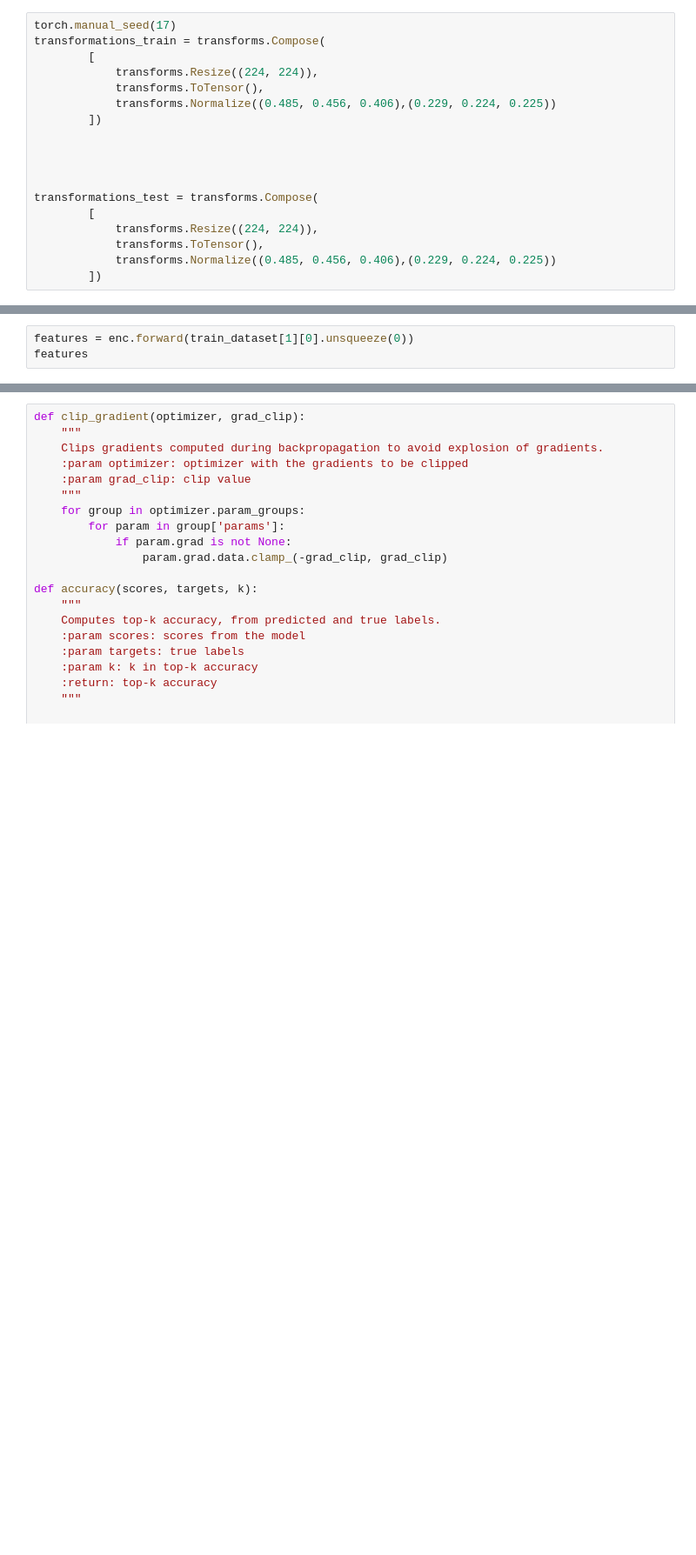
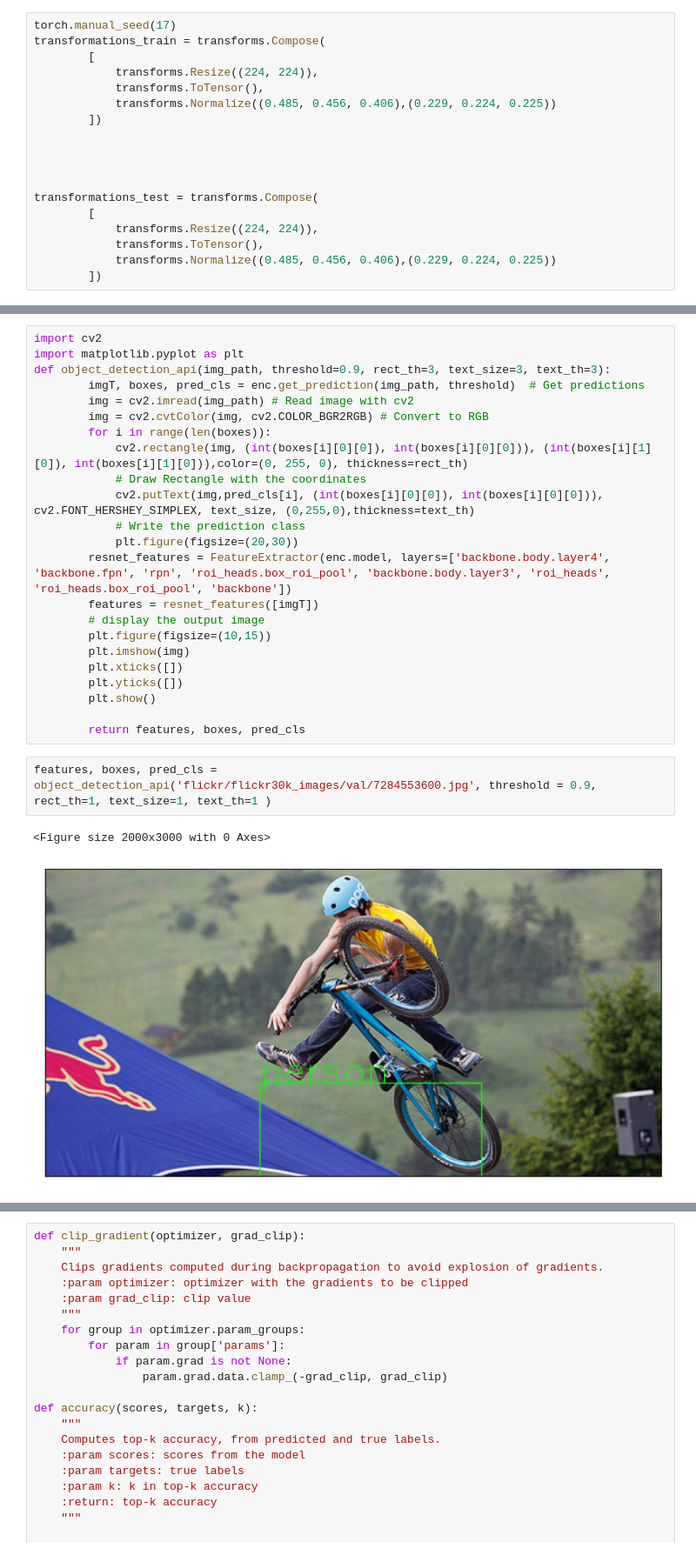
Before and after one commit to DARWICHAli/modele, a Jupyter notebook: data/dataset_creator.ipynb, the cells around one changed output, grey strips where cells are left out. Shown at 87% size. Cells and saved outputs as stored; diff of their text form; blank space fills up the shorter version.

```diff
--- a/data/dataset_creator.ipynb
+++ b/data/dataset_creator.ipynb
@@ -257,3 +326,0 @@ enc = encoderCNN_pretrained.EncoderCNN()
-# %%
-features = enc.forward(train_dataset[1][0].unsqueeze(0))
-features
@@ -267,0 +391,28 @@ tensor([[[1.0512, 0.6454, 0.2464,  ..., 0.0000, 0.0000, 0.0000],
+# %%
+import cv2
+import matplotlib.pyplot as plt
+def object_detection_api(img_path, threshold=0.9, rect_th=3, text_size=3, text_th=3):
+        imgT, boxes, pred_cls = enc.get_prediction(img_path, threshold)  # Get predictions
+        img = cv2.imread(img_path) # Read image with cv2
+        img = cv2.cvtColor(img, cv2.COLOR_BGR2RGB) # Convert to RGB
+        for i in range(len(boxes)):
+            cv2.rectangle(img, (int(boxes[i][0][0]), int(boxes[i][0][0])), (int(boxes[i][1][0]), int(boxes[i][1][0])),color=(0, 255, 0), thickness=rect_th)
+            # Draw Rectangle with the coordinates
+            cv2.putText(img,pred_cls[i], (int(boxes[i][0][0]), int(boxes[i][0][0])), cv2.FONT_HERSHEY_SIMPLEX, text_size, (0,255,0),thickness=text_th)
+            # Write the prediction class
+            plt.figure(figsize=(20,30))
+        resnet_features = FeatureExtractor(enc.model, layers=['backbone.body.layer4', 'backbone.fpn', 'rpn', 'roi_heads.box_roi_pool', 'backbone.body.layer3', 'roi_heads', 'roi_heads.box_roi_pool', 'backbone'])
+        features = resnet_features([imgT])
+        # display the output image
+        plt.figure(figsize=(10,15))
+        plt.imshow(img)
+        plt.xticks([])
+        plt.yticks([])
+        plt.show()
+
+        return features, boxes, pred_cls
+# %%
+features, boxes, pred_cls = object_detection_api('flickr/flickr30k_images/val/7284553600.jpg', threshold = 0.9, rect_th=1, text_size=1, text_th=1 )
+# %% [output]
+<Figure size 2000x3000 with 0 Axes>
+[figure, added]
```
Also changed, not shown: parts of 27 cells of this notebook, 2 other files.
